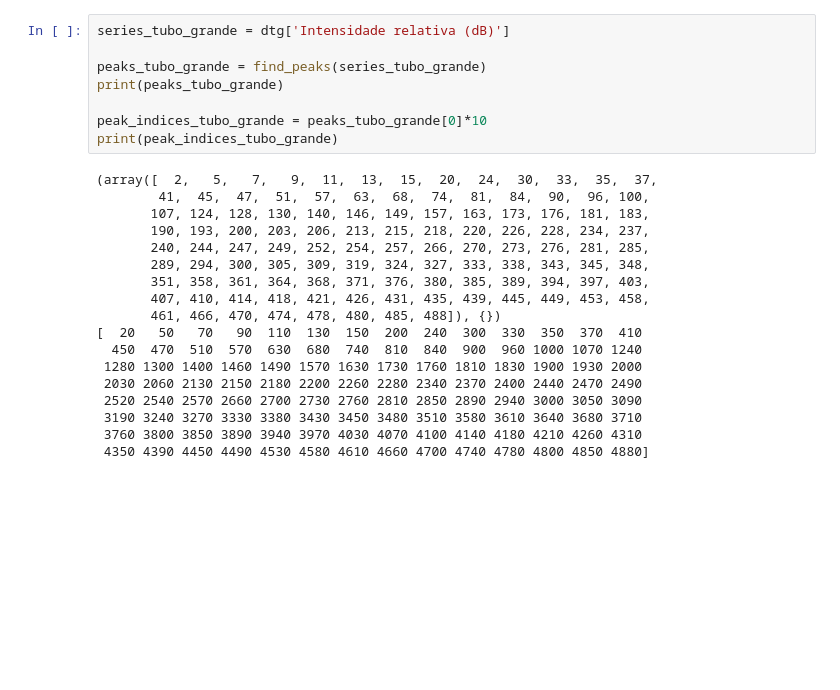
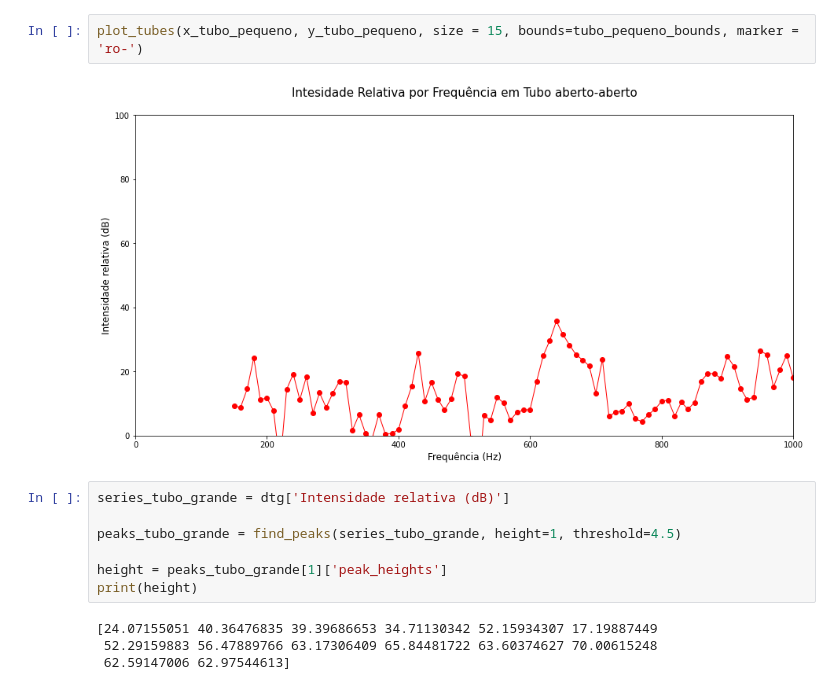
Before and after one commit to PeSader/unicamp, a Jupyter notebook: sem02/f229/exp03/relatorio.ipynb, the cells around one changed output. Cells and saved outputs as stored; diff of their text form; blank space fills up the shorter version.

```diff
--- a/sem02/f229/exp03/relatorio.ipynb
+++ b/sem02/f229/exp03/relatorio.ipynb
@@ -54,26 +64,15 @@ plot_tubes(x_tubo_grande, y_tubo_grande, bounds=tubo_grande_bounds)
+# %%
+plot_tubes(x_tubo_pequeno, y_tubo_pequeno, size = 15, bounds=tubo_pequeno_bounds, marker = 'ro-')
+# %% [output]
+[figure, added]
 # %%
 series_tubo_grande = dtg['Intensidade relativa (dB)']
 
-peaks_tubo_grande = find_peaks(series_tubo_grande)
-print(peaks_tubo_grande)
+peaks_tubo_grande = find_peaks(series_tubo_grande, height=1, threshold=4.5)
 
-peak_indices_tubo_grande = peaks_tubo_grande[0]*10
-print(peak_indices_tubo_grande)
+height = peaks_tubo_grande[1]['peak_heights']
+print(height)
 # %% [output]
-(array([  2,   5,   7,   9,  11,  13,  15,  20,  24,  30,  33,  35,  37,
-        41,  45,  47,  51,  57,  63,  68,  74,  81,  84,  90,  96, 100,
-       107, 124, 128, 130, 140, 146, 149, 157, 163, 173, 176, 181, 183,
-       190, 193, 200, 203, 206, 213, 215, 218, 220, 226, 228, 234, 237,
-       240, 244, 247, 249, 252, 254, 257, 266, 270, 273, 276, 281, 285,
-       289, 294, 300, 305, 309, 319, 324, 327, 333, 338, 343, 345, 348,
-       351, 358, 361, 364, 368, 371, 376, 380, 385, 389, 394, 397, 403,
-       407, 410, 414, 418, 421, 426, 431, 435, 439, 445, 449, 453, 458,
-       461, 466, 470, 474, 478, 480, 485, 488]), {})
-[  20   50   70   90  110  130  150  200  240  300  330  350  370  410
-  450  470  510  570  630  680  740  810  840  900  960 1000 1070 1240
- 1280 1300 1400 1460 1490 1570 1630 1730 1760 1810 1830 1900 1930 2000
- 2030 2060 2130 2150 2180 2200 2260 2280 2340 2370 2400 2440 2470 2490
- 2520 2540 2570 2660 2700 2730 2760 2810 2850 2890 2940 3000 3050 3090
- 3190 3240 3270 3330 3380 3430 3450 3480 3510 3580 3610 3640 3680 3710
- 3760 3800 3850 3890 3940 3970 4030 4070 4100 4140 4180 4210 4260 4310
- 4350 4390 4450 4490 4530 4580 4610 4660 4700 4740 4780 4800 4850 4880]
+[24.07155051 40.36476835 39.39686653 34.71130342 52.15934307 17.19887449
+ 52.29159883 56.47889766 63.17306409 65.84481722 63.60374627 70.00615248
+ 62.59147006 62.97544613]
```
Also changed, not shown: parts of 17 cells of this notebook.
